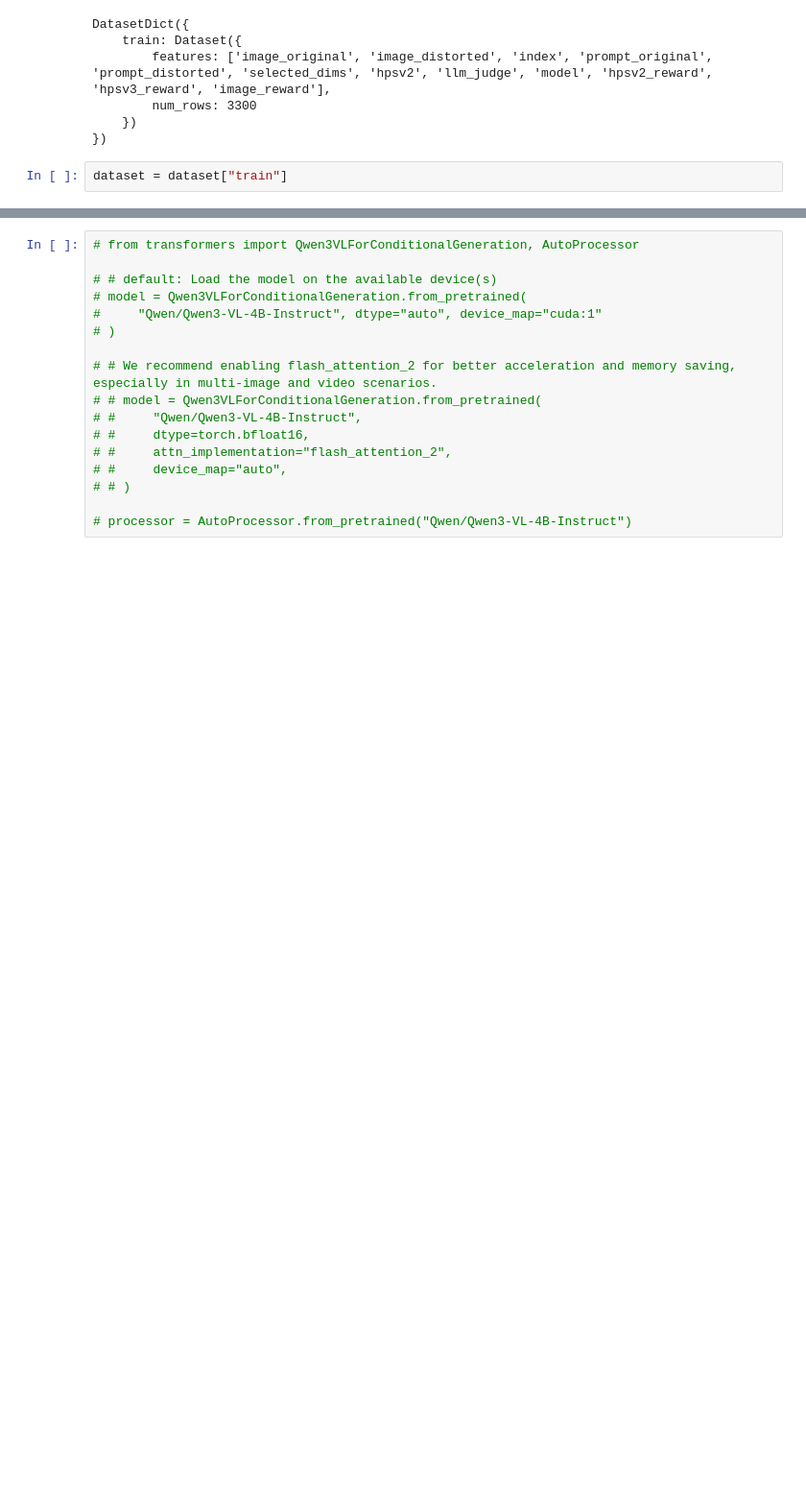
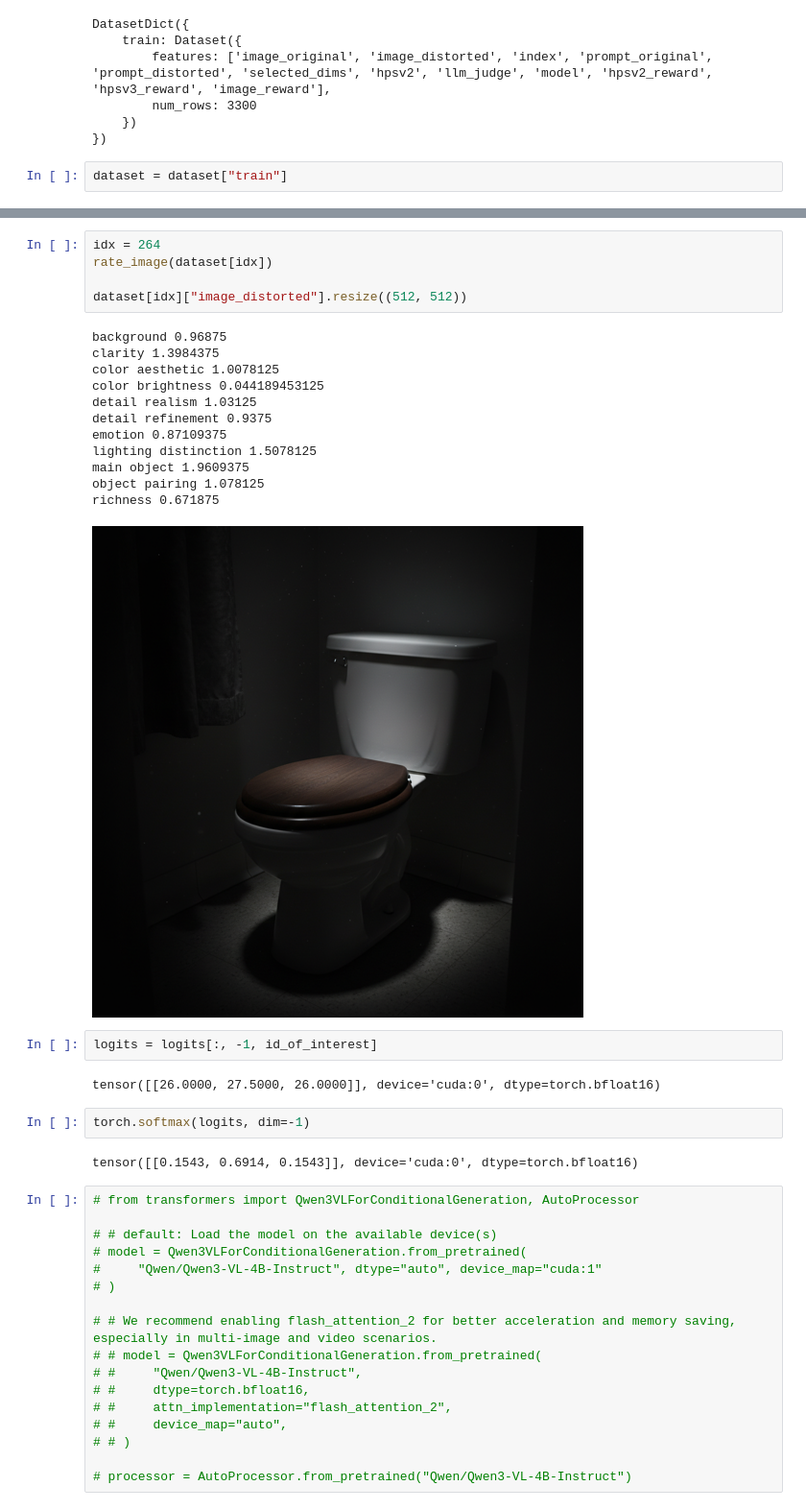
Before and after one commit to weathon/AAS, a Jupyter notebook: rater_training/infer.ipynb, the cells around one changed output, grey strips where cells are left out. Shown at 96% size. Drawn from its saved outputs; the diff is of its cells as text; blank space fills up the shorter version.

```diff
--- a/rater_training/infer.ipynb
+++ b/rater_training/infer.ipynb
@@ -107,3 +95,29 @@ tensor(0.3770, device='cuda:0', dtype=torch.bfloat16)
+# %%
+idx = 264
+rate_image(dataset[idx])
+
+dataset[idx]["image_distorted"].resize((512, 512))
+# %% [output]
+background 0.96875
+clarity 1.3984375
+color aesthetic 1.0078125
+color brightness 0.044189453125
+detail realism 1.03125
+detail refinement 0.9375
+emotion 0.87109375
+lighting distinction 1.5078125
+main object 1.9609375
+object pairing 1.078125
+richness 0.671875
+[figure, added]
+# %%
+logits = logits[:, -1, id_of_interest]
+# %% [output]
+tensor([[26.0000, 27.5000, 26.0000]], device='cuda:0', dtype=torch.bfloat16)
+# %%
+torch.softmax(logits, dim=-1)
+# %% [output]
+tensor([[0.1543, 0.6914, 0.1543]], device='cuda:0', dtype=torch.bfloat16)
 # %%
 # from transformers import Qwen3VLForConditionalGeneration, AutoProcessor
 
```
Also changed, not shown: parts of 16 cells of this notebook, 4 other files.
